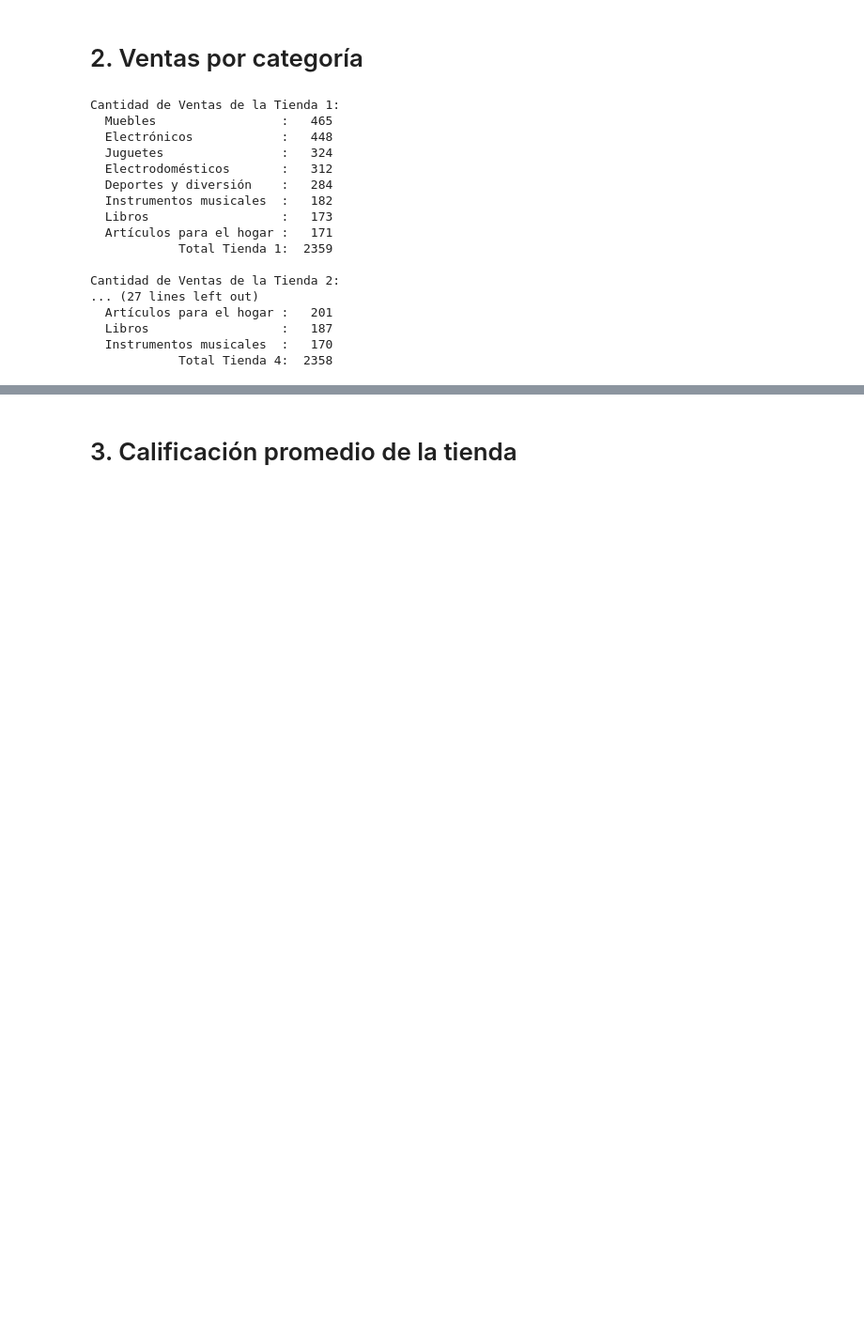
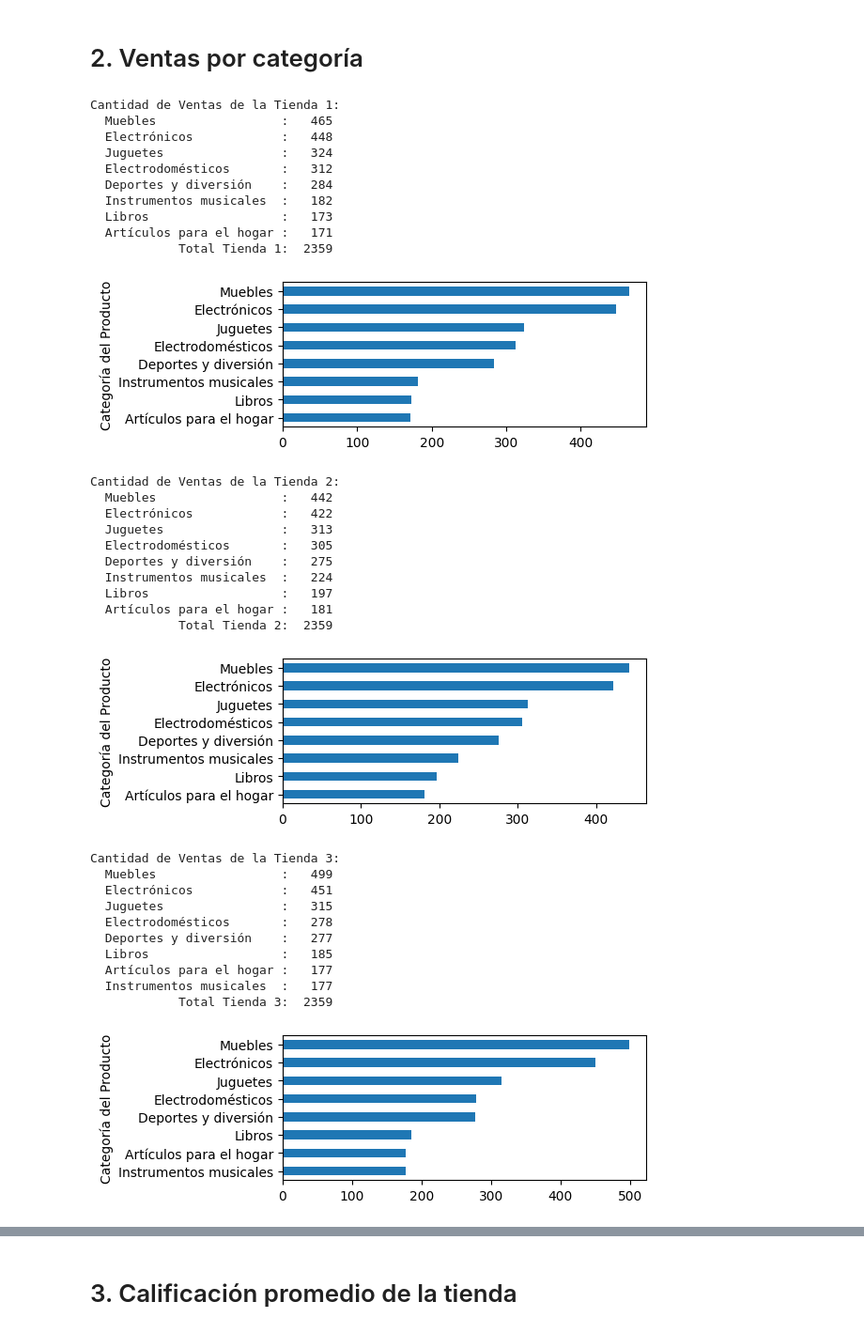
Before and after one commit to freedox-cts/alura-store, a Jupyter notebook: AluraStoreLatam_AAF.ipynb, the cells around one changed output, grey strips where cells are left out. Shown: that part at 94% size. Cells and saved outputs as stored; diff of their text form; code cells hidden in the pictures; blank space fills up the shorter version.

```diff
--- a/AluraStoreLatam_AAF.ipynb
+++ b/AluraStoreLatam_AAF.ipynb
@@ -105,40 +123,66 @@ for indice_tienda, tienda in tiendas.items():
   # agrupar por categoría y obtener cantidad por categoria
   agrupado_por_categoria = tienda.groupby('Categoría del Producto')
   #print(agrupado_por_categoria)
   cantidad = agrupado_por_categoria.size()
   #print(cantidad), print()
   # ordenar descendente
   cantidad = cantidad.sort_values(ascending=False)
   #print(cantidad), print()
-  ct = cantidad.sum()
+
   cc = {}
   for cat, cant in cantidad.items():
     print(f"  {cat:<24}: {cant:>5}")
     ccu = {cat:cant}
     cc.update(ccu)
-    total = '          Total ' + indice_tienda
-  print(f"  {total:<24}: {ct:>5}")
   #print(cc), print(type(cc))
+
+  ct = cantidad.sum()
+  total_string = '          Total ' + indice_tienda
+  print(f"  {total_string:<24}: {ct:>5}")
   print()
+
+  # graficar barras horizontales
+  plt.figure(figsize=(5,2))
+  cantidad.plot(kind='barh').invert_yaxis()
+  plt.show()
+  print()
+
+  # cantidad total de ventas por categoría y por tienda
   cctu = {indice_tienda:cc}
   cct.update(cctu)
   #print(cctu)
 #print(cct)
 # %% [output]
 Cantidad de Ventas de la Tienda 1:
   Muebles                 :   465
   Electrónicos            :   448
   Juguetes                :   324
   Electrodomésticos       :   312
   Deportes y diversión    :   284
   Instrumentos musicales  :   182
   Libros                  :   173
   Artículos para el hogar :   171
             Total Tienda 1:  2359
-
-Cantidad de Ventas de la Tienda 2:
-... (27 lines left out)
-  Artículos para el hogar :   201
-  Libros                  :   187
-  Instrumentos musicales  :   170
-            Total Tienda 4:  2358
+[figure, added]
+Cantidad de Ventas de la Tienda 2:
+  Muebles                 :   442
+  Electrónicos            :   422
+  Juguetes                :   313
+  Electrodomésticos       :   305
+  Deportes y diversión    :   275
+  Instrumentos musicales  :   224
+  Libros                  :   197
+  Artículos para el hogar :   181
+            Total Tienda 2:  2359
+[figure, added]
+Cantidad de Ventas de la Tienda 3:
+  Muebles                 :   499
+  Electrónicos            :   451
+  Juguetes                :   315
+  Electrodomésticos       :   278
+  Deportes y diversión    :   277
+  Libros                  :   185
+  Artículos para el hogar :   177
+  Instrumentos musicales  :   177
+            Total Tienda 3:  2359
+[figure, added]
```
Also changed, not shown: parts of 6 cells of this notebook.
